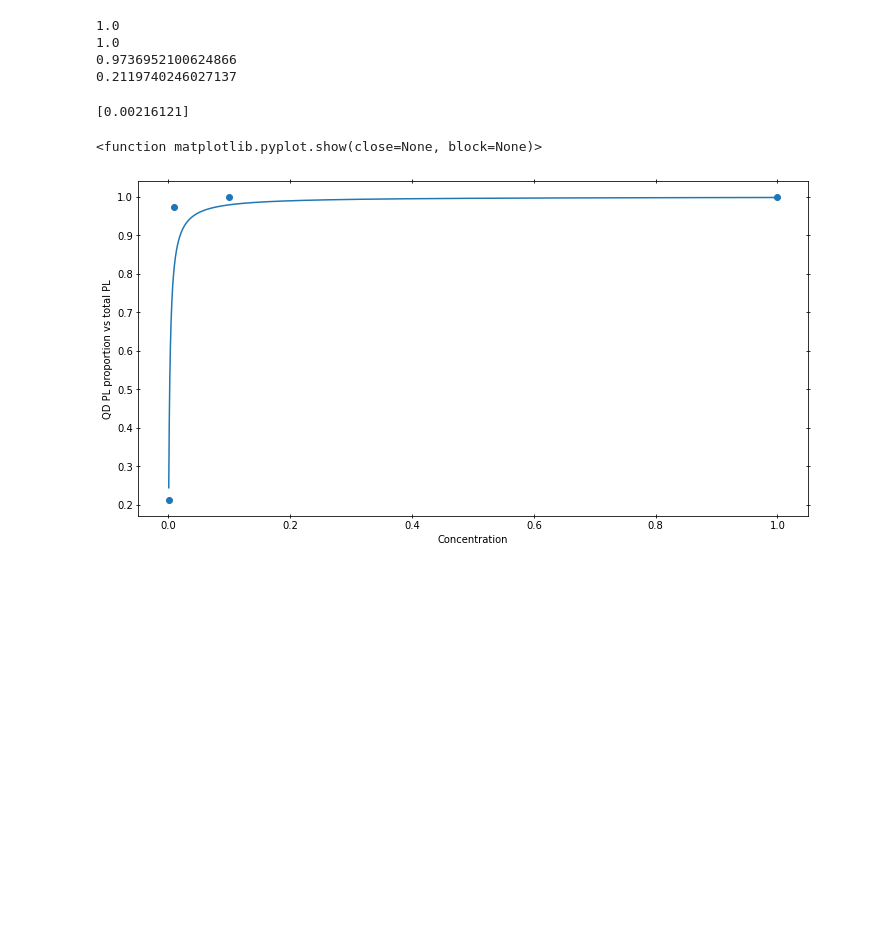
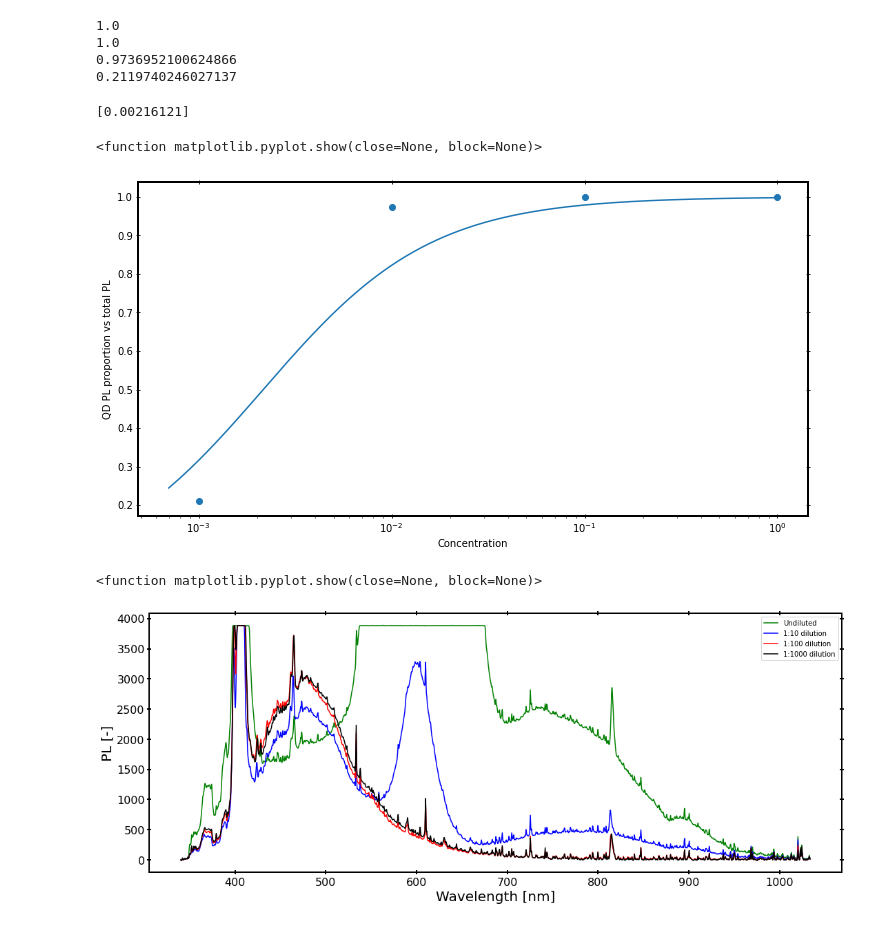
Before and after one commit to copl-labomc/TemplatesSnippets, a Jupyter notebook: QuantumYield/QY with standard/Emission spectrum viewer.ipynb, the cells around one changed output. Cells and saved outputs as stored; diff of their text form; code cells hidden in the pictures; blank space fills up the shorter version.

```diff
--- a/QuantumYield/QY with standard/Emission spectrum viewer.ipynb
+++ b/QuantumYield/QY with standard/Emission spectrum viewer.ipynb
@@ -277,9 +307,46 @@ ax.tick_params("both", direction = "inout", top = True, right = True)
 plt.xlabel("Concentration")
 plt.ylabel("QD PL proportion vs total PL")
 #plt.legend()
-#plt.xscale("log")
+plt.xscale("log")
 plt.show
 # %% [output]
 [0.00216121]
 <function matplotlib.pyplot.show(close=None, block=None)>
-[figure, old version]
+[figure, new version]
+# %%
+#This figure is just to illustrate the weird spectrums coming from the ER170309 polystyrene samples
+file_a = "C:/DATA/Université/Maitrise/PN2026/XM260205-5.txt"
+file_b = "C:/DATA/Université/Maitrise/PN2026/XM260205-2.txt"
+file_c = "C:/DATA/Université/Maitrise/PN2026/XM260205-3.txt"
+file_d = "C:/DATA/Université/Maitrise/PN2026/XM260205-4.txt"
+
+spectrum_a = txt_to_data(file_a)
+spectrum_b = txt_to_data(file_b)
+spectrum_c = txt_to_data(file_c)
+spectrum_d = txt_to_data(file_d)
+
+wavelengths_ER = spectrum_a[:,0]
+raw_counts_a = spectrum_a[:,1]
+raw_counts_b = spectrum_b[:,1]
+raw_counts_c = spectrum_c[:,1]
+raw_counts_d = spectrum_d[:,1]
+# %%
+plt.rc('axes', linewidth=2)
+fig, ax = plt.subplots(figsize=(18, 9))
+fig.subplots_adjust(bottom=0.3)
+
+plt.plot(wavelengths_ER, gaussian_filter1d(raw_counts_a, sigma = 1), label = "Undiluted", c = "green")
+plt.plot(wavelengths_ER, gaussian_filter1d(raw_counts_b, sigma = 1), label = "1:10 dilution", c = "blue")
+plt.plot(wavelengths_ER, gaussian_filter1d(raw_counts_c, sigma = 1), label = "1:100 dilution", c = "red")
+plt.plot(wavelengths_ER, gaussian_filter1d(raw_counts_d, sigma = 1), label = "1:1000 dilution", c = "black")
+
+ax.tick_params("both", direction = "inout", top = True, right = True, width = 2, length = 6, labelsize = 16)
+plt.xlabel("Wavelength [nm]", fontsize = 20)
+plt.ylabel("PL [-]", fontsize = 20)
+#plt.xlim(422, 700)
+#plt.ylim(-0.01, 1.01)
+plt.legend()
+plt.show
+# %% [output]
+<function matplotlib.pyplot.show(close=None, block=None)>
+[figure, added]
```
Also changed, not shown: parts of 5 cells of this notebook, 2 other files.
